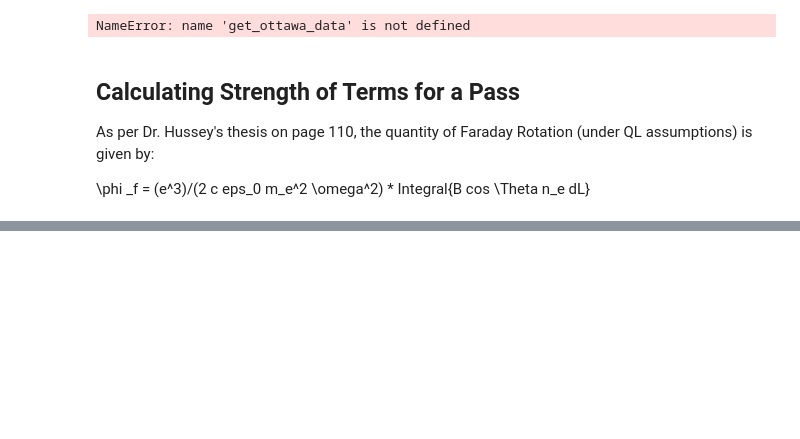
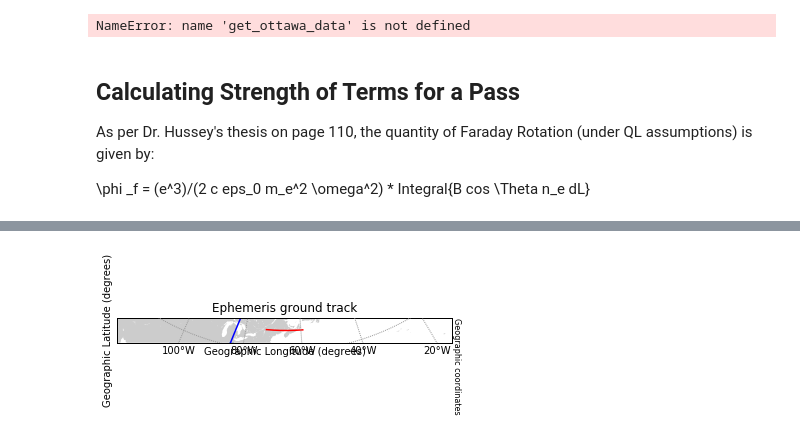
Before and after one commit to dfairbairn/rriephtk, a Jupyter notebook: OttawaPlots.ipynb, the cells around one changed output, grey strips where cells are left out. Drawn from its saved outputs; the diff is of its cells as text; code cells hidden in the pictures; blank space fills up the shorter version.

```diff
--- a/OttawaPlots.ipynb
+++ b/OttawaPlots.ipynb
@@ -1061,3 +1066,18 @@ NameError: name 'get_ottawa_data' is not defined
 As per Dr. Hussey's thesis on page 110, the quantity of Faraday Rotation (under QL assumptions) is given by:
 
 \phi _f = (e^3)/(2 c eps_0 m_e^2 \omega^2) * Integral{B cos \Theta n_e dL}
+# %%
+lons18,lats18,alts18,ephtimes18 = data_utils.get_rri_ephemeris(data_utils.get_ottawa_data('20160418')[0])
+plons=[]
+plats=[]
+i = 19
+times18 = ephems_to_datetime(ephtimes18)
+lon18 = lons18[i]
+lat18 = lats18[i]
+alt18 = alts18[i]
+time18 = times18[i]
+
+for plalt in np.arange(60.,alt18):
+    plon,plat = get_plasma_intersection(lon18,lat18,alt18,plasma_alt=plalt)
+    plons.append(plon)
+    plats.append(plat)
@@ -1063,0 +1102,18 @@ As per Dr. Hussey's thesis on page 110, the quantity of Faraday Rotation (under
+# %%
+from davitpy.utils import plotUtils
+
+font = {'fontname':'Computer Modern'}
+m = plotUtils.mapObj(lat_0=np.mean(plats), lon_0=np.mean(plons), width=4.0*(max(plons) - min(plons))*1000*180, \
+                        height=1.3*(max(plats) -  min(plats))*1000*180, coords='geo',resolution='i',datetime=time18)
+
+x,y = m(plons,plats,coords='geo')
+m.plot(x,y,'r',label='Plasma intersections')
+x2,y2 = m(lons18,lats18,coords='geo')
+m.plot(x2,y2,'b',label='ePOP ground track')
+x3,y3 = m([lon18],[lat18],coords='geo')
+m.scatter(x3,y3,s=16)
+plt.xlabel('Geographic Longitude (degrees)')
+plt.ylabel('Geographic Latitude (degrees)')
+plt.title('Ephemeris ground track')
+plt.show()
+# %% [output]
@@ -1063,0 +1121 @@ As per Dr. Hussey's thesis on page 110, the quantity of Faraday Rotation (under
+[figure, added]
```
Also changed, not shown: parts of 4 cells of this notebook, 2 other files.
